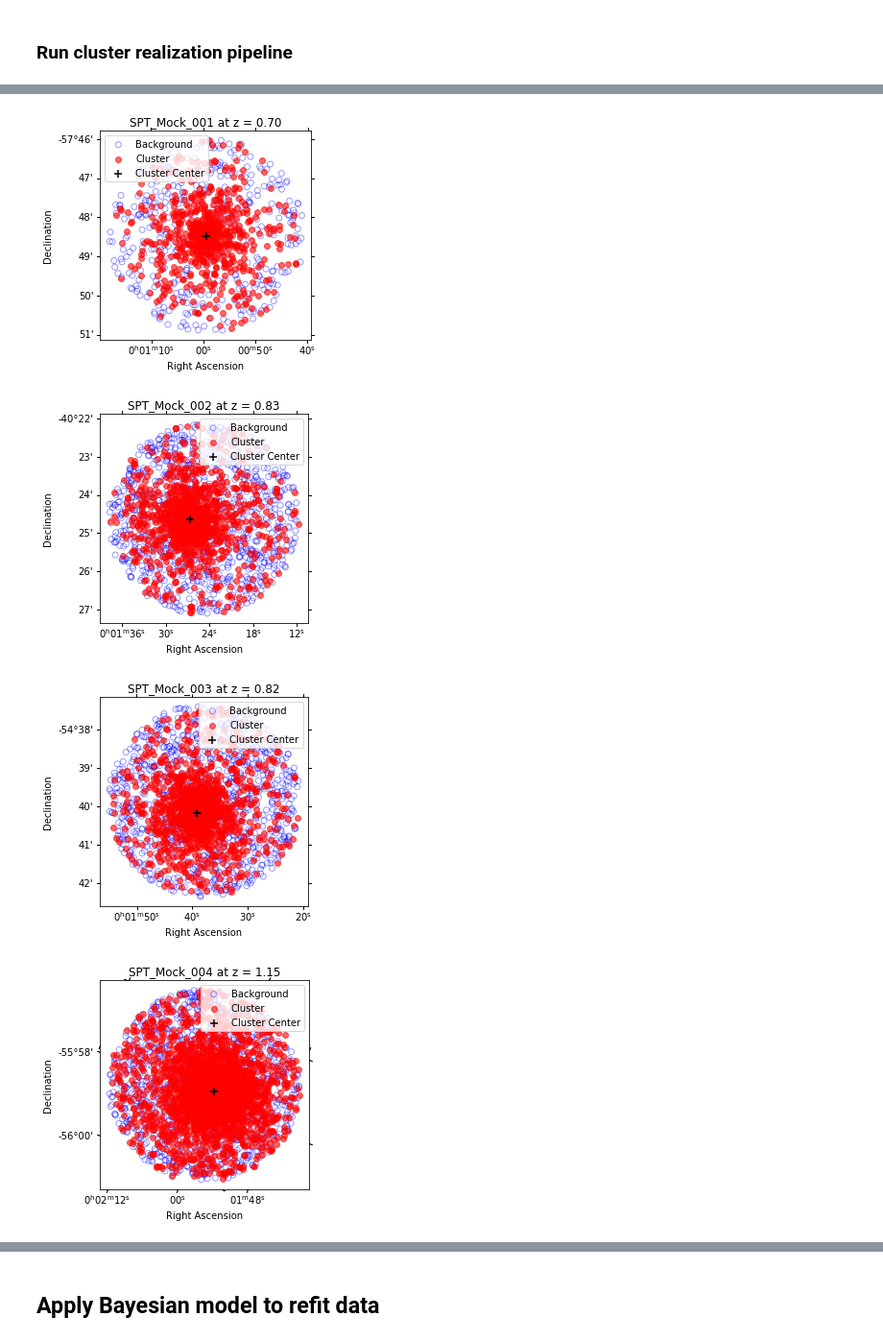
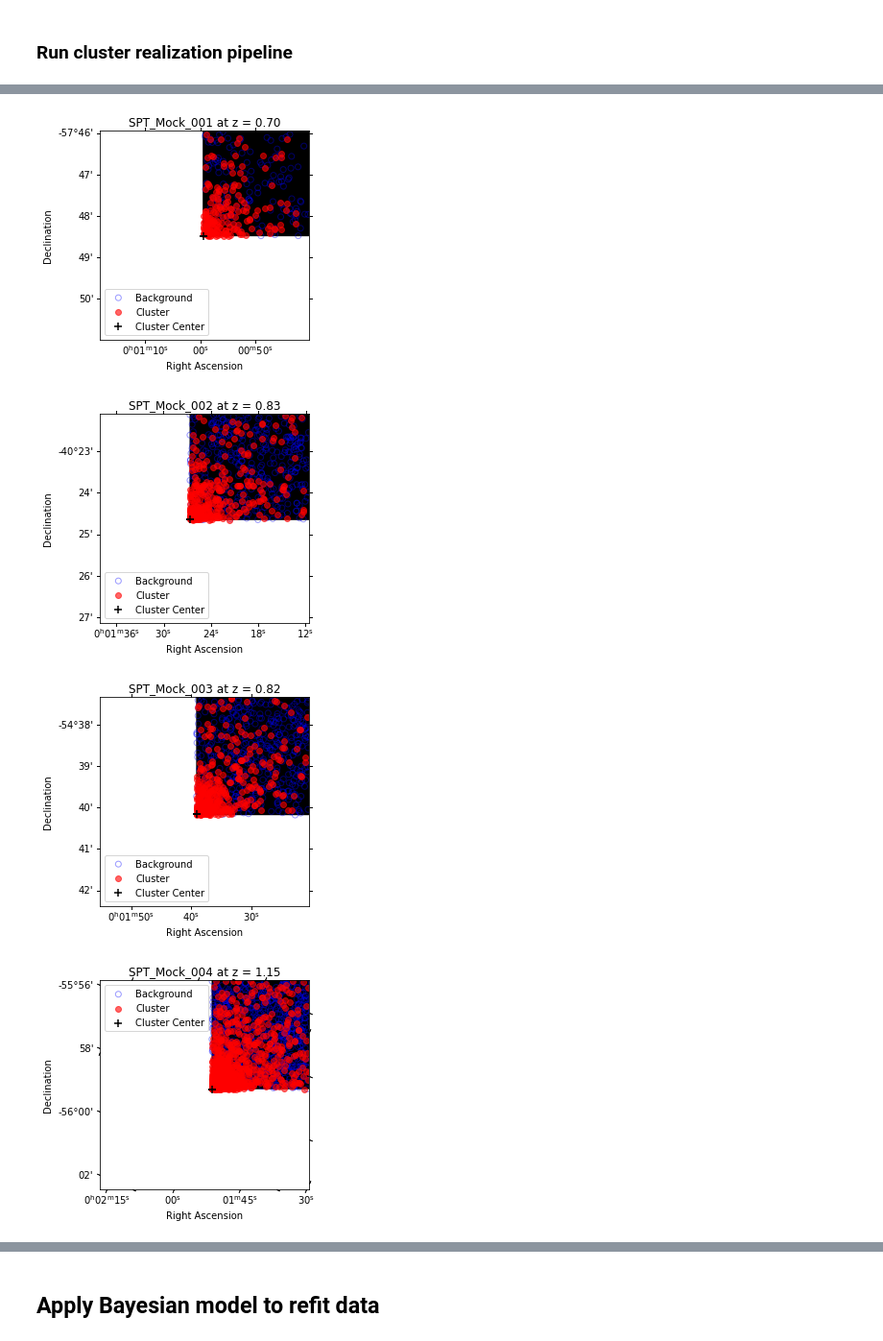
Before and after one commit to floydie7/SPT_AGN, a Jupyter notebook: Mock_generation_2022_Floyd_pure_poisson.ipynb, the cells around one changed output, grey strips where cells are left out. Shown at 96% size. Saved outputs shown, nothing was run; the diff lists cells and outputs as text; code cells hidden in the pictures.

Commit message:
Notebook and script forms of the current mock catalog stack. Will likely move back to the individual scripts from this point on.

```diff
--- a/Mock_generation_2022_Floyd_pure_poisson.ipynb
+++ b/Mock_generation_2022_Floyd_pure_poisson.ipynb
@@ -351,8 +490,8 @@ SPTcl['M500_lerr'] *= 1e14
 SPTcl = SPTcl[SPTcl['M500'] > 0.0]
 
 # For our masks, we will co-op the masks for the real clusters.
-masks_files = [*glob.glob(f'Data_Repository/Project_Data/SPT-IRAGN/Masks/SPT-SZ_2500d/*.fits'),
-               *glob.glob(f'Data_Repository/Project_Data/SPT-IRAGN/Masks/SPTpol_100d/*.fits')]
+masks_files = [*glob.glob(f'Data_Repository/Project_Data/SPT-IRAGN/Masks/SPT-SZ_2500d/quarter_masks/*.fits'),
+               *glob.glob(f'Data_Repository/Project_Data/SPT-IRAGN/Masks/SPTpol_100d/quarter_masks/*.fits')]
 
 # Make sure all the masks have matches in the catalog
 masks_files = [f for f in masks_files if re.search(r'SPT-CLJ\d+-\d+', f).group(0) in SPTcl['SPT_ID']]
@@ -379,6 +518,12 @@ SPT_data = selected_clusters.copy()
 SPT_data.rename_columns(['SPT_ID', 'RA', 'DEC'], ['orig_SPT_ID', 'SZ_RA', 'SZ_DEC'])
 SPT_data['SPT_ID'] = name_bank
 SPT_data['MASK_NAME'] = masks_bank
+
+# Read in the mask files for each cluster
+sptcl_catalog_grp = SPT_data.group_by('SPT_ID')
+mask_dict = {cluster_id: fits.getdata(f'{mask_file}', header=True) for cluster_id, mask_file
+             in zip(sptcl_catalog_grp.groups.keys['SPT_ID'],
+                    sptcl_catalog_grp['MASK_NAME'][sptcl_catalog_grp.groups.indices[:-1]])}
 # %%
 # Read in the purity and surface density files
 with (open('Data_Repository/Project_Data/SPT-IRAGN/SDWFS_background/SDWFS_purity_color.json', 'r') as f,
@@ -411,6 +556,9 @@ color_thresholds = [agn_purity_color(z) for z in cluster_redshifts]
 
 # Set the maximum radius (in r500 units) that we will generate out to.
 max_radius = 5.  # [R_500]
+
+# Set the rescaling factor for rebinning
+rescale_fact = 6  # Factor by which we will rescale the mask images to gain higher resoluti
 
 # We'll boost the number of objects in our sample by duplicating this cluster by a factor.
 num_clusters = 50
@@ -437,15 +585,41 @@ Input parameters: theta_true = 250.0, eta_true = 4.0, zeta_true = -1.0 beta_true
 ### Run cluster realization pipeline
 # %%
 cluster_cats = []
+gpf_dict = {}
 for cluster_catalog, cluster_color_threshold, bkg_rate_true, bkg_rate_err_true in zip(SPT_data, color_thresholds, c_truths, c_err_truths):
     cat = generate_mock_cluster(cluster_catalog, cluster_color_threshold, bkg_rate_true)
     cluster_cats.append(cat)
 
+    # Compute GPFs
+    cluster_id = cat['SPT_ID'][0]
+    cluster_z = cat['REDSHIFT'][0]
+    cluster_r500 = cat['R500'][0] * u.Mpc
+    cluster_sz_cent = cat['SZ_RA', 'SZ_DEC'][0]
+
+    # Determine the maximum integration radius for the cluster in terms of r500 units.
+    max_radius_r500 = max_radius
+
+    # Find the appropriate mesh step size. Since we work in r500 units we convert the pixel scale from angle/pix to
+    # r500/pix.
+    mask_wcs = WCS(mask_dict[cluster_id][1])
+    pix_scale = mask_wcs.proj_plane_pixel_scales()[0]
+    pix_scale_r500 = pix_scale * cosmo.kpc_proper_per_arcmin(cluster_z).to(u.Mpc / pix_scale.unit) / cluster_r500
+
+    # Generate a radial integration mesh.
+    rall = np.arange(0., max_radius_r500, pix_scale_r500 / rescale_fact)
+
+    # Compute the good pixel fractions
+    cluster_gpf_all = good_pixel_fraction(rall, cluster_z, cluster_r500, cluster_sz_cent, cluster_id,
+                                          rescale_factor=rescale_fact)
+    gpf_dict[cluster_id] = cluster_gpf_all
+
     # Show plot of combined line-of-sight positions
     cluster_objects = cat[cat['CLUSTER_AGN'].astype(bool)]
     background_objects = cat[~cat['CLUSTER_AGN'].astype(bool)]
-    wcs = WCS(cluster_catalog['MASK_NAME'])
+    mask_img, mask_hdr = fits.getdata(cluster_catalog['MASK_NAME'], header=True)
+    wcs = WCS(mask_hdr)
     _, ax = plt.subplots(subplot_kw=dict(projection=wcs))
+    ax.imshow(mask_img, origin='lower', cmap='Greys')
     ax.scatter(background_objects['RA'], background_objects['DEC'], edgecolors='blue', facecolors='none', alpha=0.4, label='Background', transform=ax.get_transform('world'))
     ax.scatter(cluster_objects['RA'], cluster_objects['DEC'], edgecolors='red', facecolors='red', alpha=0.6, label='Cluster', transform=ax.get_transform('world'))
     ax.scatter(cluster_catalog['SZ_RA'], cluster_catalog['SZ_DEC'], marker='+', c='k', s=50, label='Cluster Center', transform=ax.get_transform('world'))
@@ -460,4 +634,4 @@ master_catalog = vstack(cluster_cats)
-[figure, old version]
+[figure, new version]
-[figure, old version]
+[figure, new version]
-[figure, old version]
+[figure, new version]
-[figure, old version]
+[figure, new version]
```
Also changed, not shown: parts of 11 cells of this notebook, 1 other file.
